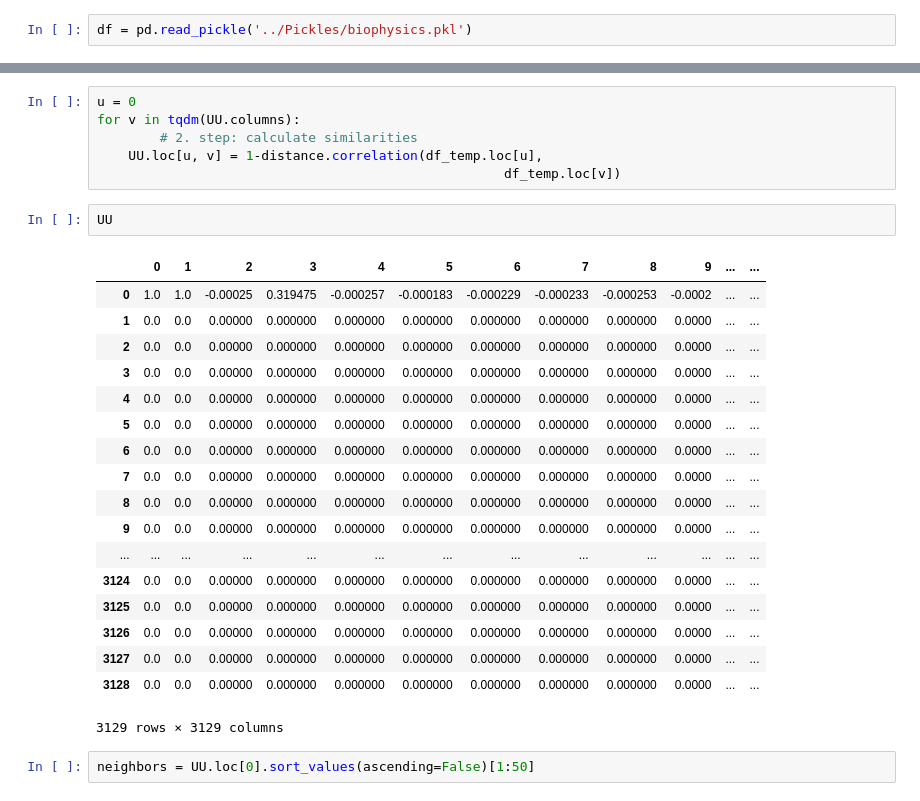
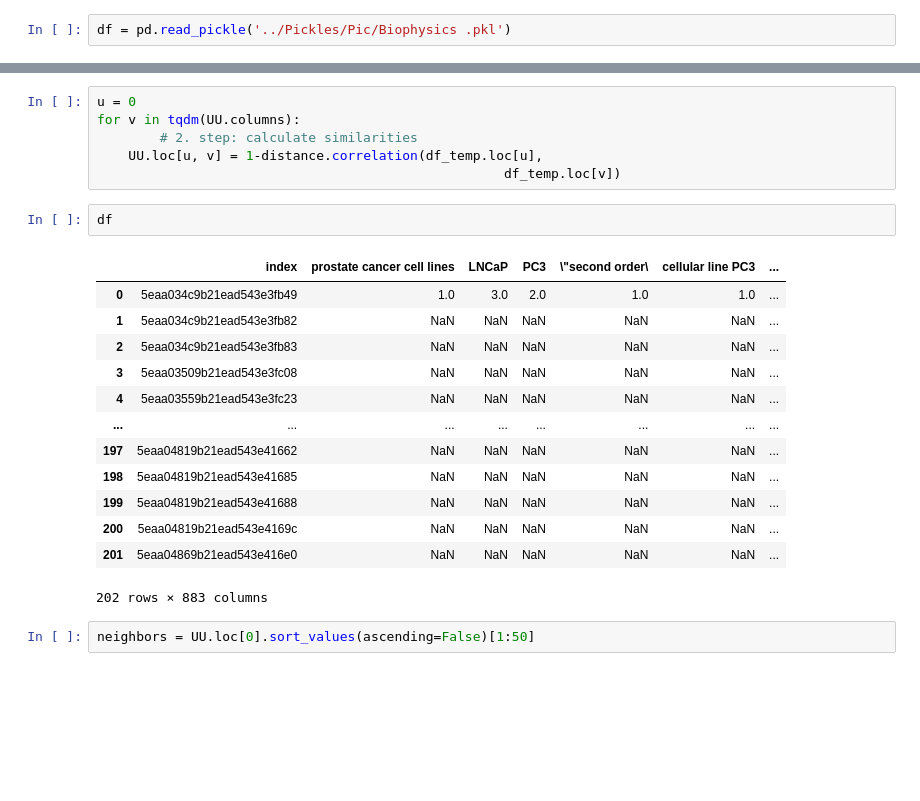
Before and after one commit to iremnasir/BioReco, a Jupyter notebook: scripts/Untitled1.ipynb, the cells around one changed output, grey strips where cells are left out. Cells and saved outputs as stored; diff of their text form; blank space fills up the shorter version.

```diff
--- a/scripts/Untitled1.ipynb
+++ b/scripts/Untitled1.ipynb
@@ -2,7 +2,7 @@
 import pandas as pd
 import numpy as np
 # %%
-df = pd.read_pickle('../Pickles/biophysics.pkl')
+df = pd.read_pickle('../Pickles/Pic/Biophysics .pkl')
 # %%
 df2 = pd.read_pickle('../Pickles/Biophysics .pkl')
 # %%
@@ -23,27 +23,22 @@ for v in tqdm(UU.columns):
         # 2. step: calculate similarities
     UU.loc[u, v] = 1-distance.correlation(df_temp.loc[u],
                                                     df_temp.loc[v])
-# %%
-UU
-# %% [output]
-|  | 0 | 1 | 2 | 3 | 4 | 5 | 6 | 7 | 8 | 9 | ... | ... |
-| 0 | 1.0 | 1.0 | -0.00025 | 0.319475 | -0.000257 | -0.000183 | -0.000229 | -0.000233 | -0.000253 | -0.0002 | ... | ... |
-| 1 | 0.0 | 0.0 | 0.00000 | 0.000000 | 0.000000 | 0.000000 | 0.000000 | 0.000000 | 0.000000 | 0.0000 | ... | ... |
-| 2 | 0.0 | 0.0 | 0.00000 | 0.000000 | 0.000000 | 0.000000 | 0.000000 | 0.000000 | 0.000000 | 0.0000 | ... | ... |
-| 3 | 0.0 | 0.0 | 0.00000 | 0.000000 | 0.000000 | 0.000000 | 0.000000 | 0.000000 | 0.000000 | 0.0000 | ... | ... |
-| 4 | 0.0 | 0.0 | 0.00000 | 0.000000 | 0.000000 | 0.000000 | 0.000000 | 0.000000 | 0.000000 | 0.0000 | ... | ... |
-| 5 | 0.0 | 0.0 | 0.00000 | 0.000000 | 0.000000 | 0.000000 | 0.000000 | 0.000000 | 0.000000 | 0.0000 | ... | ... |
-| 6 | 0.0 | 0.0 | 0.00000 | 0.000000 | 0.000000 | 0.000000 | 0.000000 | 0.000000 | 0.000000 | 0.0000 | ... | ... |
-| 7 | 0.0 | 0.0 | 0.00000 | 0.000000 | 0.000000 | 0.000000 | 0.000000 | 0.000000 | 0.000000 | 0.0000 | ... | ... |
-| 8 | 0.0 | 0.0 | 0.00000 | 0.000000 | 0.000000 | 0.000000 | 0.000000 | 0.000000 | 0.000000 | 0.0000 | ... | ... |
-| 9 | 0.0 | 0.0 | 0.00000 | 0.000000 | 0.000000 | 0.000000 | 0.000000 | 0.000000 | 0.000000 | 0.0000 | ... | ... |
-| ... | ... | ... | ... | ... | ... | ... | ... | ... | ... | ... | ... | ... |
-| 3124 | 0.0 | 0.0 | 0.00000 | 0.000000 | 0.000000 | 0.000000 | 0.000000 | 0.000000 | 0.000000 | 0.0000 | ... | ... |
-| 3125 | 0.0 | 0.0 | 0.00000 | 0.000000 | 0.000000 | 0.000000 | 0.000000 | 0.000000 | 0.000000 | 0.0000 | ... | ... |
-| 3126 | 0.0 | 0.0 | 0.00000 | 0.000000 | 0.000000 | 0.000000 | 0.000000 | 0.000000 | 0.000000 | 0.0000 | ... | ... |
-| 3127 | 0.0 | 0.0 | 0.00000 | 0.000000 | 0.000000 | 0.000000 | 0.000000 | 0.000000 | 0.000000 | 0.0000 | ... | ... |
-| 3128 | 0.0 | 0.0 | 0.00000 | 0.000000 | 0.000000 | 0.000000 | 0.000000 | 0.000000 | 0.000000 | 0.0000 | ... | ... |
-3129 rows × 3129 columns
+# %%
+df
+# %% [output]
+|  | index | prostate cancer cell lines | LNCaP | PC3 | \"second order\ | cellular line PC3 | ... |
+| 0 | 5eaa034c9b21ead543e3fb49 | 1.0 | 3.0 | 2.0 | 1.0 | 1.0 | ... |
+| 1 | 5eaa034c9b21ead543e3fb82 | NaN | NaN | NaN | NaN | NaN | ... |
+| 2 | 5eaa034c9b21ead543e3fb83 | NaN | NaN | NaN | NaN | NaN | ... |
+| 3 | 5eaa03509b21ead543e3fc08 | NaN | NaN | NaN | NaN | NaN | ... |
+| 4 | 5eaa03559b21ead543e3fc23 | NaN | NaN | NaN | NaN | NaN | ... |
+| ... | ... | ... | ... | ... | ... | ... | ... |
+| 197 | 5eaa04819b21ead543e41662 | NaN | NaN | NaN | NaN | NaN | ... |
+| 198 | 5eaa04819b21ead543e41685 | NaN | NaN | NaN | NaN | NaN | ... |
+| 199 | 5eaa04819b21ead543e41688 | NaN | NaN | NaN | NaN | NaN | ... |
+| 200 | 5eaa04819b21ead543e4169c | NaN | NaN | NaN | NaN | NaN | ... |
+| 201 | 5eaa04869b21ead543e416e0 | NaN | NaN | NaN | NaN | NaN | ... |
+202 rows × 883 columns
 # %%
 neighbors = UU.loc[0].sort_values(ascending=False)[1:50]
 # %%
```
Also changed, not shown: parts of 4 cells of this notebook, 2 other files.
